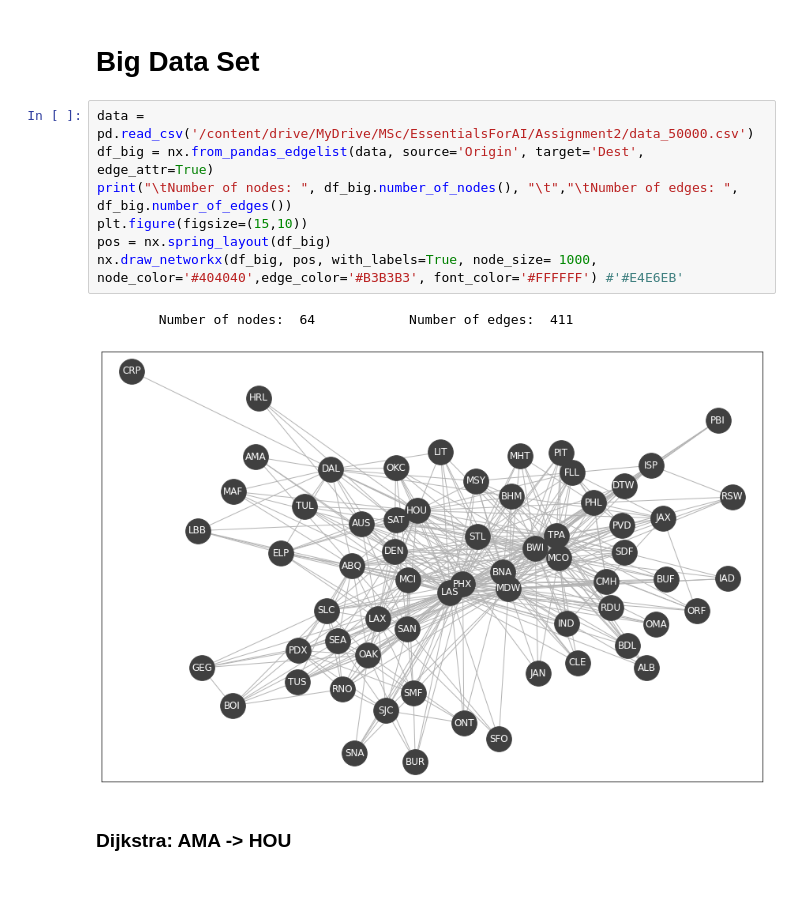
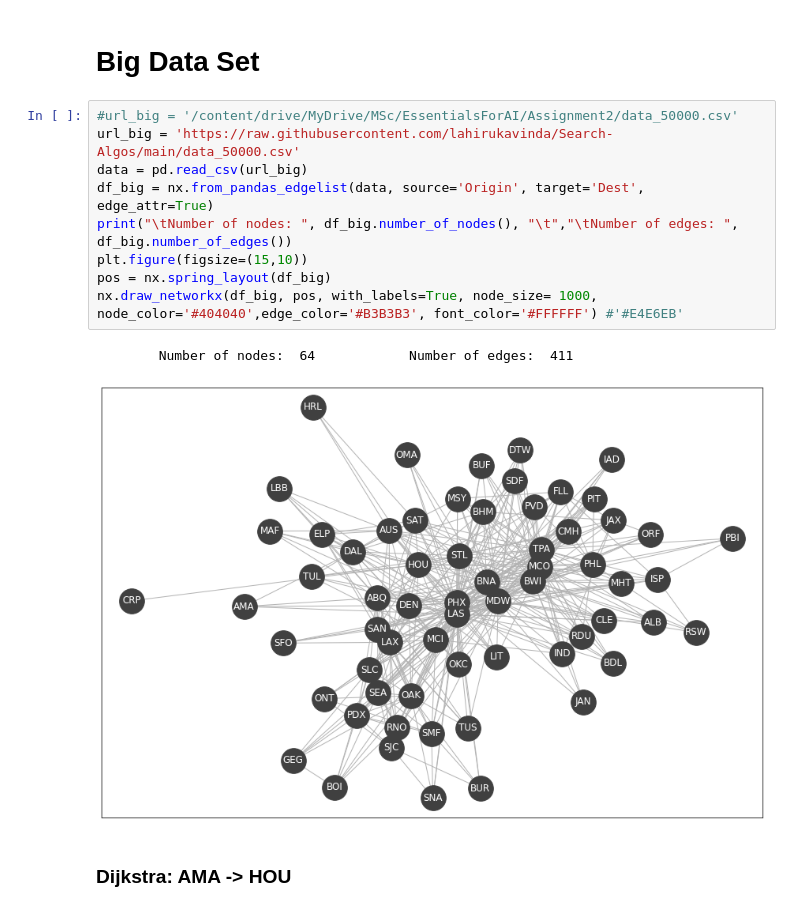
Before and after one commit to lahirukavinda/Search-Algos, a Jupyter notebook: SearchAlgo.ipynb, the cells around one changed output. Drawn from its saved outputs; the diff is of its cells as text.

```diff
--- a/SearchAlgo.ipynb
+++ b/SearchAlgo.ipynb
@@ -145,15 +148,17 @@ draw_path_on_graph(df, path_astar)
 # %% [markdown]
 # Big Data Set
 # %%
-data = pd.read_csv('/content/drive/MyDrive/MSc/EssentialsForAI/Assignment2/data_50000.csv')
+#url_big = '/content/drive/MyDrive/MSc/EssentialsForAI/Assignment2/data_50000.csv'
+url_big = 'https://raw.githubusercontent.com/lahirukavinda/Search-Algos/main/data_50000.csv'
+data = pd.read_csv(url_big)
 df_big = nx.from_pandas_edgelist(data, source='Origin', target='Dest', edge_attr=True)
 print("\tNumber of nodes: ", df_big.number_of_nodes(), "\t","\tNumber of edges: ", df_big.number_of_edges())
 plt.figure(figsize=(15,10))
 pos = nx.spring_layout(df_big)
 nx.draw_networkx(df_big, pos, with_labels=True, node_size= 1000, node_color='#404040',edge_color='#B3B3B3', font_color='#FFFFFF') #'#E4E6EB'
 # %% [output]
         Number of nodes:  64            Number of edges:  411
-[figure, old version]
+[figure, new version]
 # %% [markdown]
 ### Dijkstra: AMA -> HOU
 # %%
```
Also changed, not shown: parts of 10 cells of this notebook.
